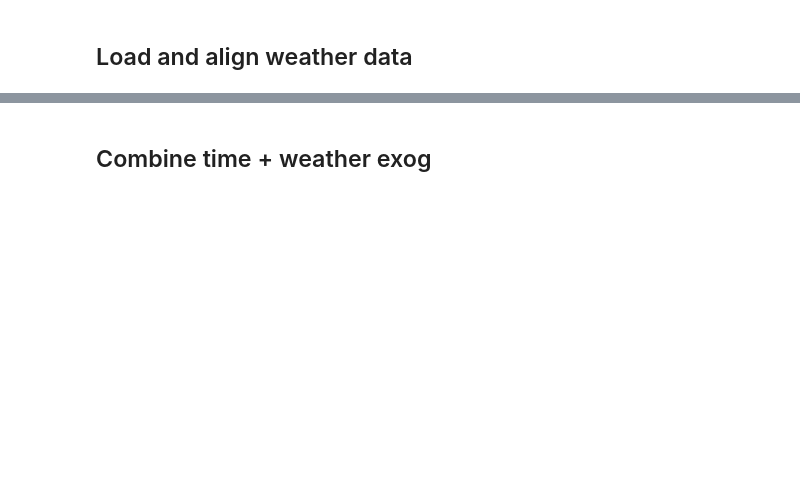
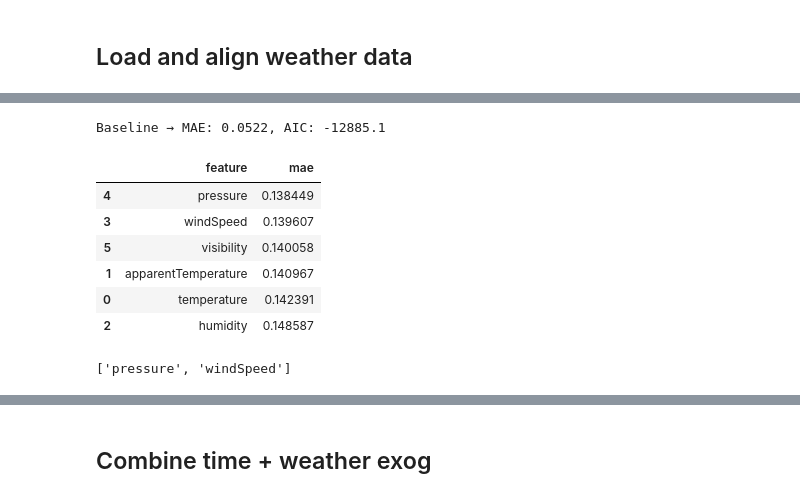
Before and after one commit to bertieford/forecast-and-flex, a Jupyter notebook: notebooks/weather_exploration.ipynb, the cells around one changed output, grey strips where cells are left out. Drawn from its saved outputs; the diff is of its cells as text; code cells hidden in the pictures; blank space fills up the shorter version.

Commit message:
weather nootbook updated

```diff
--- a/notebooks/weather_exploration.ipynb
+++ b/notebooks/weather_exploration.ipynb
@@ -477,2 +498,8 @@ def build_time_exog(index):
 # %% [markdown]
 ## Load and align weather data
+# %%
+weather = pd.read_csv(
+    "/Users/loso/code/projects/forecast-and-flex/data/raw/weather_hourly_darksky.csv",
+    parse_dates=["time"]
+)
+weather.head()
@@ -478,0 +542,65 @@ def build_time_exog(index):
+# %%
+# === Time-only exogenous features (baseline, no weather) ===
+
+# Build time-based exog for train + validation indices
+X_train_time_only = build_time_exog(y_train.index)
+X_valid_time_only = build_time_exog(y_valid.index)
+
+# Align columns exactly (important for SARIMAX)
+X_valid_time_only = X_valid_time_only.reindex(
+    columns=X_train_time_only.columns,
+    fill_value=0
+)
+# %%
+baseline_mae, baseline_aic = evaluate_weather_features(
+    y_train,
+    y_valid,
+    X_train_time_only,
+    X_valid_time_only,
+    order,
+    seasonal_order
+)
+
+print(f"Baseline → MAE: {baseline_mae:.4f}, AIC: {baseline_aic:.1f}")
+# %% [output]
+Baseline → MAE: 0.0522, AIC: -12885.1
+# %%
+from sklearn.linear_model import Ridge
+from sklearn.metrics import mean_absolute_error
+
+# Build aligned weather matrices once (BIG speedup)
+weather_idx = weather.set_index("time")
+
+W_train_all = weather_idx.reindex(y_train.index)[weather_candidates].ffill().bfill()
+W_valid_all = weather_idx.reindex(y_valid.index)[weather_candidates].ffill().bfill()
+
+ridge = Ridge(alpha=1.0)
+
+fast_results = []
+for feat in weather_candidates:
+    Xtr = X_train_time_only.join(W_train_all[[feat]])
+    Xva = X_valid_time_only.join(W_valid_all[[feat]])
+
+    ridge.fit(Xtr, y_train)
+    yhat = ridge.predict(Xva)
+
+    fast_results.append({
+        "feature": feat,
+        "mae": mean_absolute_error(y_valid, yhat)
+    })
+
+fast_results = pd.DataFrame(fast_results).sort_values("mae")
+fast_results
+# %% [output]
+|  | feature | mae |
+| 4 | pressure | 0.138449 |
+| 3 | windSpeed | 0.139607 |
+| 5 | visibility | 0.140058 |
+| 1 | apparentTemperature | 0.140967 |
+| 0 | temperature | 0.142391 |
+| 2 | humidity | 0.148587 |
+# %%
+top_feats = fast_results.head(2)["feature"].tolist()
+top_feats
+# %% [output]
+['pressure', 'windSpeed']
```
Also changed, not shown: parts of 20 cells of this notebook.
